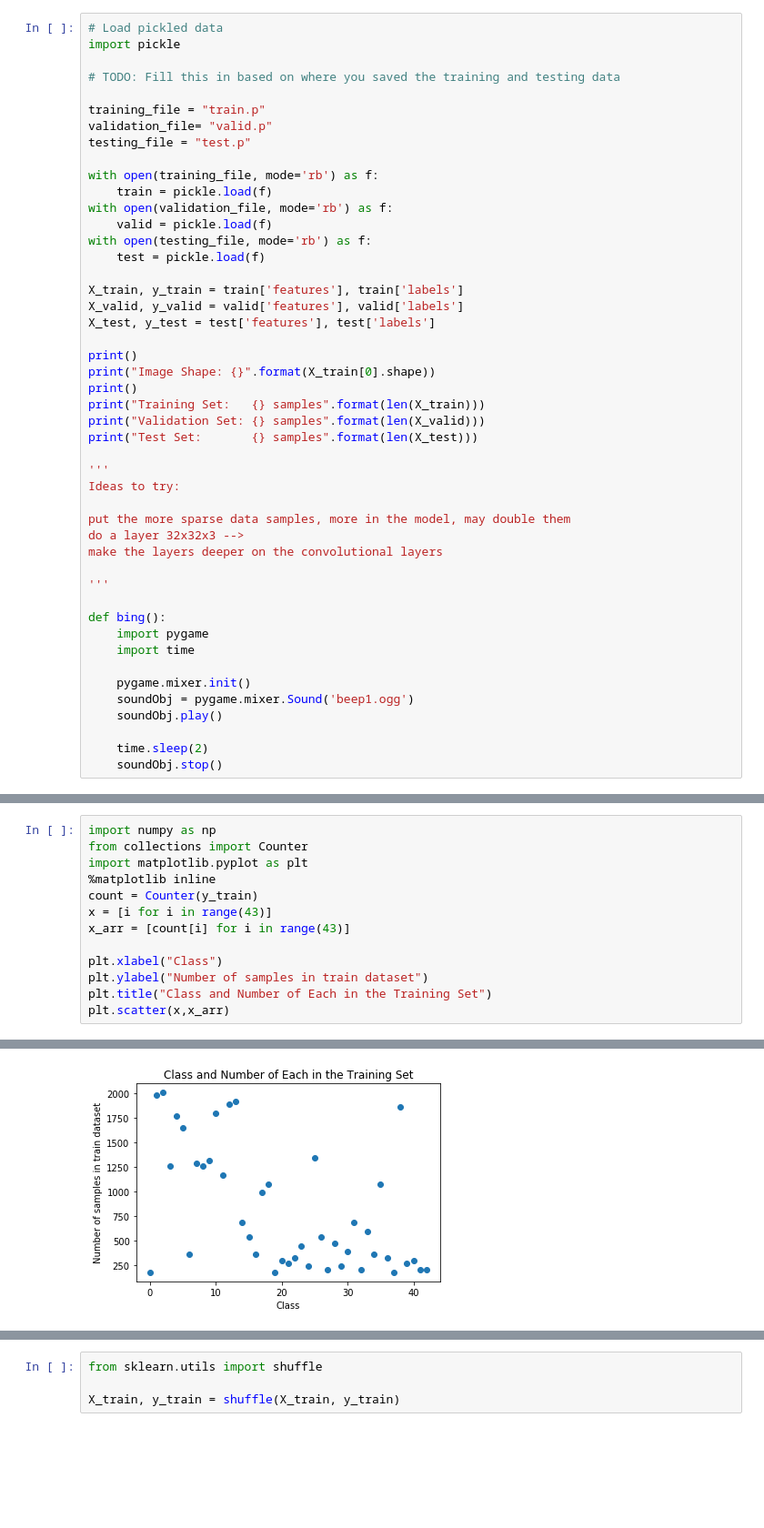
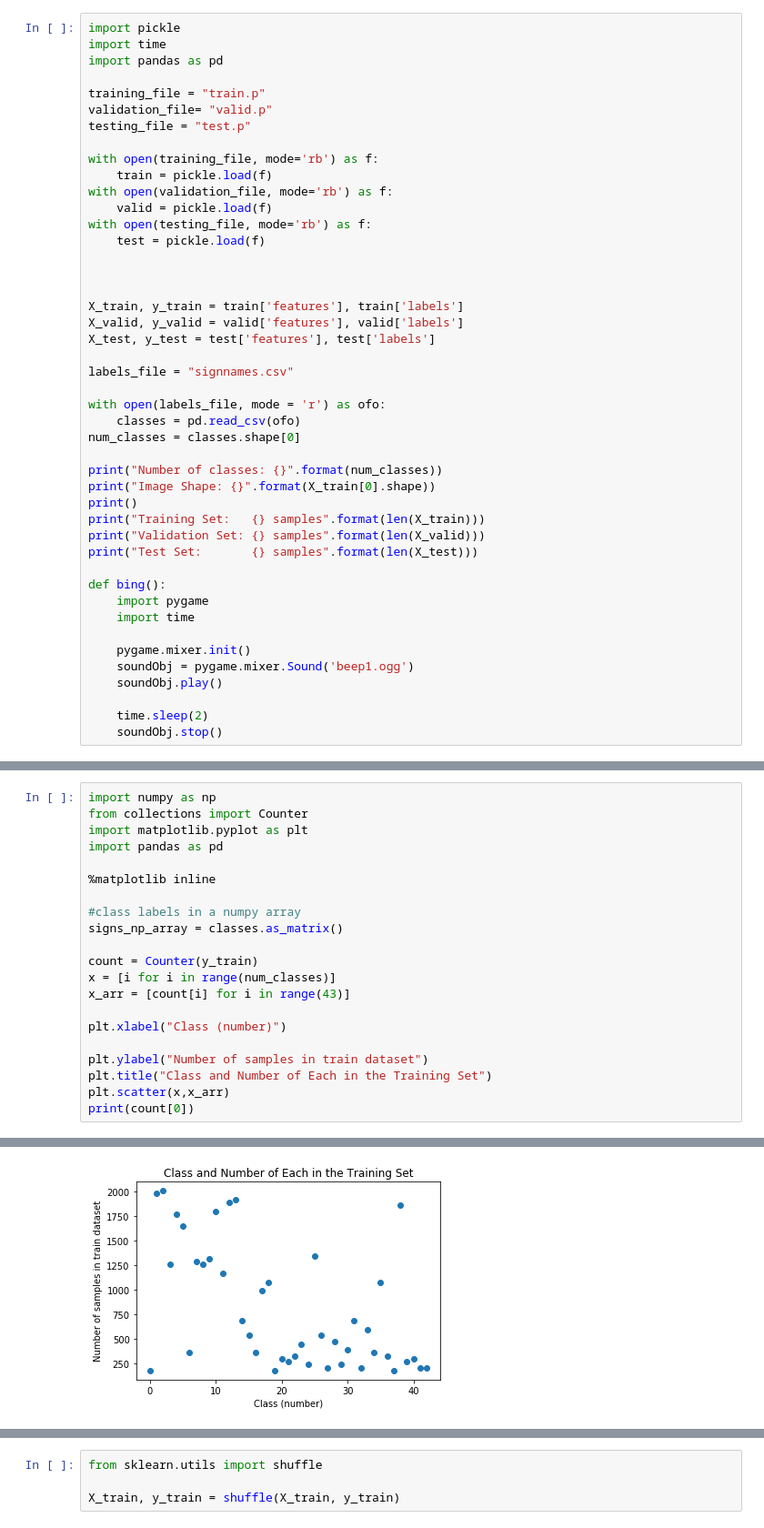
Before and after one commit to leclair-7/Traffic-Signs-Classifier, a Jupyter notebook: Traffic-Signs-Classifier.ipynb, the cells around one changed output, grey strips where cells are left out. Shown at 91% size. Cells and saved outputs as stored; diff of their text form; blank space fills up the shorter version.

```diff
--- a/Traffic-Signs-Classifier.ipynb
+++ b/Traffic-Signs-Classifier.ipynb
@@ -11,8 +6,7 @@ You do not need to modify this section.
 # %%
-# Load pickled data
 import pickle
-
-# TODO: Fill this in based on where you saved the training and testing data
+import time
+import pandas as pd
 
 training_file = "train.p"
 validation_file= "valid.p"
@@ -25,25 +19,24 @@ with open(validation_file, mode='rb') as f:
 with open(testing_file, mode='rb') as f:
     test = pickle.load(f)
 
+
+
 X_train, y_train = train['features'], train['labels']
 X_valid, y_valid = valid['features'], valid['labels']
 X_test, y_test = test['features'], test['labels']
 
-print()
+labels_file = "signnames.csv"
+
+with open(labels_file, mode = 'r') as ofo:
+    classes = pd.read_csv(ofo)
+num_classes = classes.shape[0]
+
+print("Number of classes: {}".format(num_classes))
 print("Image Shape: {}".format(X_train[0].shape))
 print()
 print("Training Set:   {} samples".format(len(X_train)))
 print("Validation Set: {} samples".format(len(X_valid)))
 print("Test Set:       {} samples".format(len(X_test)))
-
-'''
-Ideas to try:
-
-put the more sparse data samples, more in the model, may double them
-do a layer 32x32x3 -->
-make the layers deeper on the convolutional layers
-
-'''
 
 def bing():
 	import pygame
@@ -75,13 +61,21 @@ You do not need to modify this section.
 import numpy as np
 from collections import Counter
 import matplotlib.pyplot as plt
+import pandas as pd
+
 %matplotlib inline
+
+#class labels in a numpy array
+signs_np_array = classes.as_matrix()
+
 count = Counter(y_train)
-x = [i for i in range(43)]
+x = [i for i in range(num_classes)]
 x_arr = [count[i] for i in range(43)]
 
-plt.xlabel("Class")
+plt.xlabel("Class (number)")
+
 plt.ylabel("Number of samples in train dataset")
 plt.title("Class and Number of Each in the Training Set")
 plt.scatter(x,x_arr)
+print(count[0])
 # %% [output]
@@ -89 +83 @@ plt.scatter(x,x_arr)
-[figure, old version]
+[figure, new version]
```
Also changed, not shown: parts of 26 cells of this notebook.
